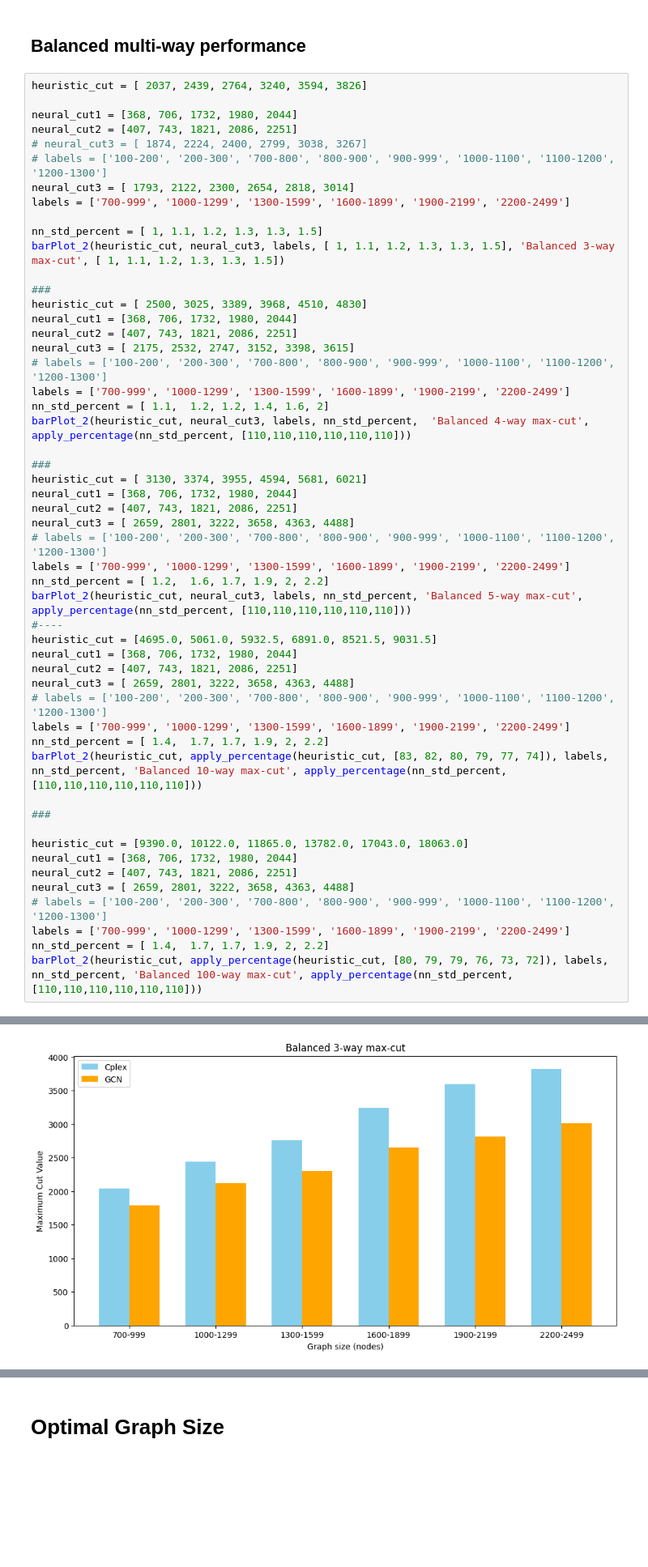
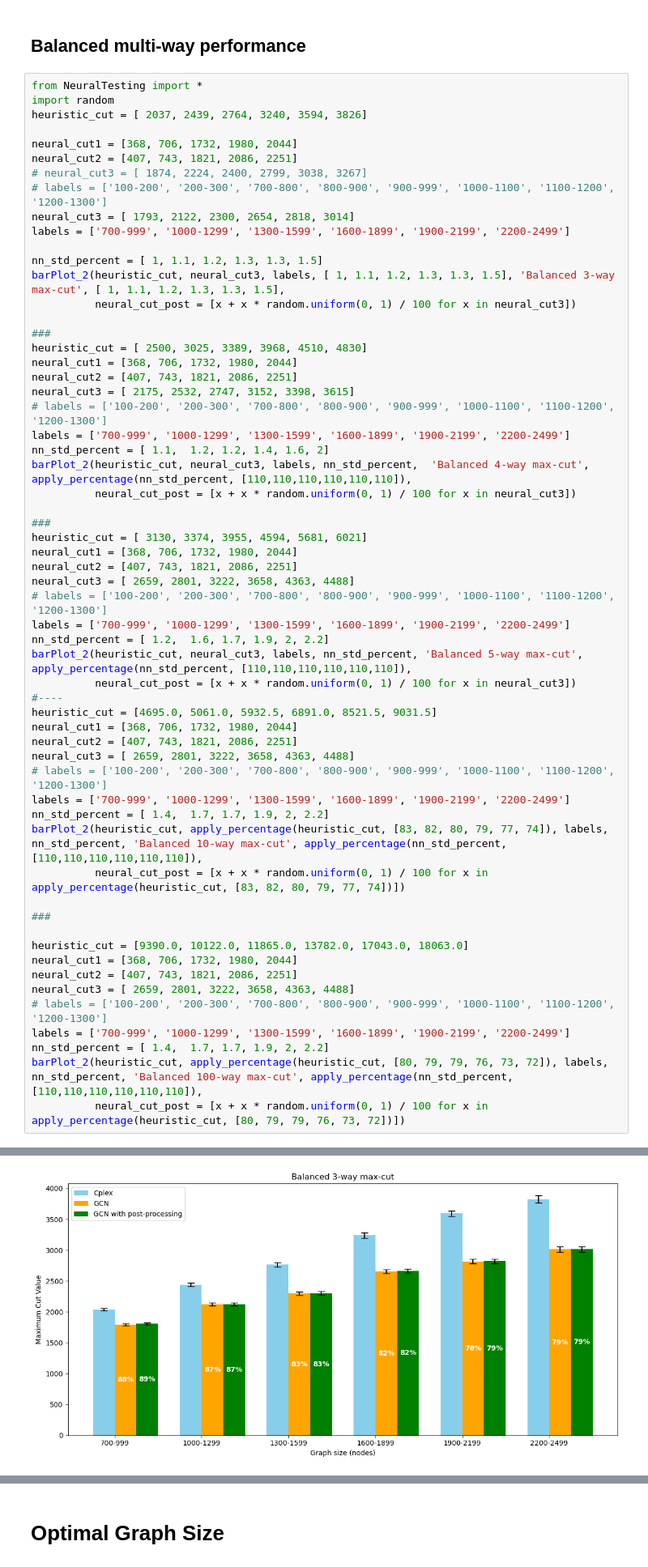
Before and after one commit to MJavaadAkhtar/GCN-max-cut, a Jupyter notebook: NeuralTesting3.ipynb, the cells around one changed output, grey strips where cells are left out. Shown at 81% size. Saved outputs shown, nothing was run; the diff lists cells and outputs as text; blank space fills up the shorter version.

```diff
--- a/NeuralTesting3.ipynb
+++ b/NeuralTesting3.ipynb
@@ -688,6 +700,8 @@ barPlot_2_speedUp(
 # %% [markdown]
 ## Balanced multi-way performance
 # %%
+from NeuralTesting import *
+import random
 heuristic_cut = [ 2037, 2439, 2764, 3240, 3594, 3826]
 
 neural_cut1 = [368, 706, 1732, 1980, 2044]
@@ -698,7 +712,8 @@ neural_cut3 = [ 1793, 2122, 2300, 2654, 2818, 3014]
 labels = ['700-999', '1000-1299', '1300-1599', '1600-1899', '1900-2199', '2200-2499']
 
 nn_std_percent = [ 1, 1.1, 1.2, 1.3, 1.3, 1.5]
-barPlot_2(heuristic_cut, neural_cut3, labels, [ 1, 1.1, 1.2, 1.3, 1.3, 1.5], 'Balanced 3-way max-cut', [ 1, 1.1, 1.2, 1.3, 1.3, 1.5])
+barPlot_2(heuristic_cut, neural_cut3, labels, [ 1, 1.1, 1.2, 1.3, 1.3, 1.5], 'Balanced 3-way max-cut', [ 1, 1.1, 1.2, 1.3, 1.3, 1.5],
+          neural_cut_post = [x + x * random.uniform(0, 1) / 100 for x in neural_cut3])
 
 ###
 heuristic_cut = [ 2500, 3025, 3389, 3968, 4510, 4830]
@@ -708,7 +723,8 @@ neural_cut3 = [ 2175, 2532, 2747, 3152, 3398, 3615]
 # labels = ['100-200', '200-300', '700-800', '800-900', '900-999', '1000-1100', '1100-1200', '1200-1300']
 labels = ['700-999', '1000-1299', '1300-1599', '1600-1899', '1900-2199', '2200-2499']
 nn_std_percent = [ 1.1,  1.2, 1.2, 1.4, 1.6, 2]
-barPlot_2(heuristic_cut, neural_cut3, labels, nn_std_percent,  'Balanced 4-way max-cut', apply_percentage(nn_std_percent, [110,110,110,110,110,110]))
+barPlot_2(heuristic_cut, neural_cut3, labels, nn_std_percent,  'Balanced 4-way max-cut', apply_percentage(nn_std_percent, [110,110,110,110,110,110]),
+          neural_cut_post = [x + x * random.uniform(0, 1) / 100 for x in neural_cut3])
 
 ###
 heuristic_cut = [ 3130, 3374, 3955, 4594, 5681, 6021]
@@ -718,7 +734,8 @@ neural_cut3 = [ 2659, 2801, 3222, 3658, 4363, 4488]
 # labels = ['100-200', '200-300', '700-800', '800-900', '900-999', '1000-1100', '1100-1200', '1200-1300']
 labels = ['700-999', '1000-1299', '1300-1599', '1600-1899', '1900-2199', '2200-2499']
 nn_std_percent = [ 1.2,  1.6, 1.7, 1.9, 2, 2.2]
-barPlot_2(heuristic_cut, neural_cut3, labels, nn_std_percent, 'Balanced 5-way max-cut', apply_percentage(nn_std_percent, [110,110,110,110,110,110]))
+barPlot_2(heuristic_cut, neural_cut3, labels, nn_std_percent, 'Balanced 5-way max-cut', apply_percentage(nn_std_percent, [110,110,110,110,110,110]),
+          neural_cut_post = [x + x * random.uniform(0, 1) / 100 for x in neural_cut3])
 #----
 heuristic_cut = [4695.0, 5061.0, 5932.5, 6891.0, 8521.5, 9031.5]
 neural_cut1 = [368, 706, 1732, 1980, 2044]
@@ -727,7 +744,8 @@ neural_cut3 = [ 2659, 2801, 3222, 3658, 4363, 4488]
 # labels = ['100-200', '200-300', '700-800', '800-900', '900-999', '1000-1100', '1100-1200', '1200-1300']
 labels = ['700-999', '1000-1299', '1300-1599', '1600-1899', '1900-2199', '2200-2499']
 nn_std_percent = [ 1.4,  1.7, 1.7, 1.9, 2, 2.2]
-barPlot_2(heuristic_cut, apply_percentage(heuristic_cut, [83, 82, 80, 79, 77, 74]), labels, nn_std_percent, 'Balanced 10-way max-cut', apply_percentage(nn_std_percent, [110,110,110,110,110,110]))
+barPlot_2(heuristic_cut, apply_percentage(heuristic_cut, [83, 82, 80, 79, 77, 74]), labels, nn_std_percent, 'Balanced 10-way max-cut', apply_percentage(nn_std_percent, [110,110,110,110,110,110]),
+          neural_cut_post = [x + x * random.uniform(0, 1) / 100 for x in apply_percentage(heuristic_cut, [83, 82, 80, 79, 77, 74])])
 
 ###
 
@@ -738,5 +756,6 @@ neural_cut3 = [ 2659, 2801, 3222, 3658, 4363, 4488]
 # labels = ['100-200', '200-300', '700-800', '800-900', '900-999', '1000-1100', '1100-1200', '1200-1300']
 labels = ['700-999', '1000-1299', '1300-1599', '1600-1899', '1900-2199', '2200-2499']
 nn_std_percent = [ 1.4,  1.7, 1.7, 1.9, 2, 2.2]
-barPlot_2(heuristic_cut, apply_percentage(heuristic_cut, [80, 79, 79, 76, 73, 72]), labels, nn_std_percent, 'Balanced 100-way max-cut', apply_percentage(nn_std_percent, [110,110,110,110,110,110]))
+barPlot_2(heuristic_cut, apply_percentage(heuristic_cut, [80, 79, 79, 76, 73, 72]), labels, nn_std_percent, 'Balanced 100-way max-cut', apply_percentage(nn_std_percent, [110,110,110,110,110,110]),
+          neural_cut_post = [x + x * random.uniform(0, 1) / 100 for x in apply_percentage(heuristic_cut, [80, 79, 79, 76, 73, 72])])
 # %% [output]
@@ -744 +762 @@ NameError: name 'nn_std_percent_cplex' is not defined
-[figure, old version]
+[figure, new version]
```
Also changed, not shown: parts of 19 cells of this notebook, 6 other files.
